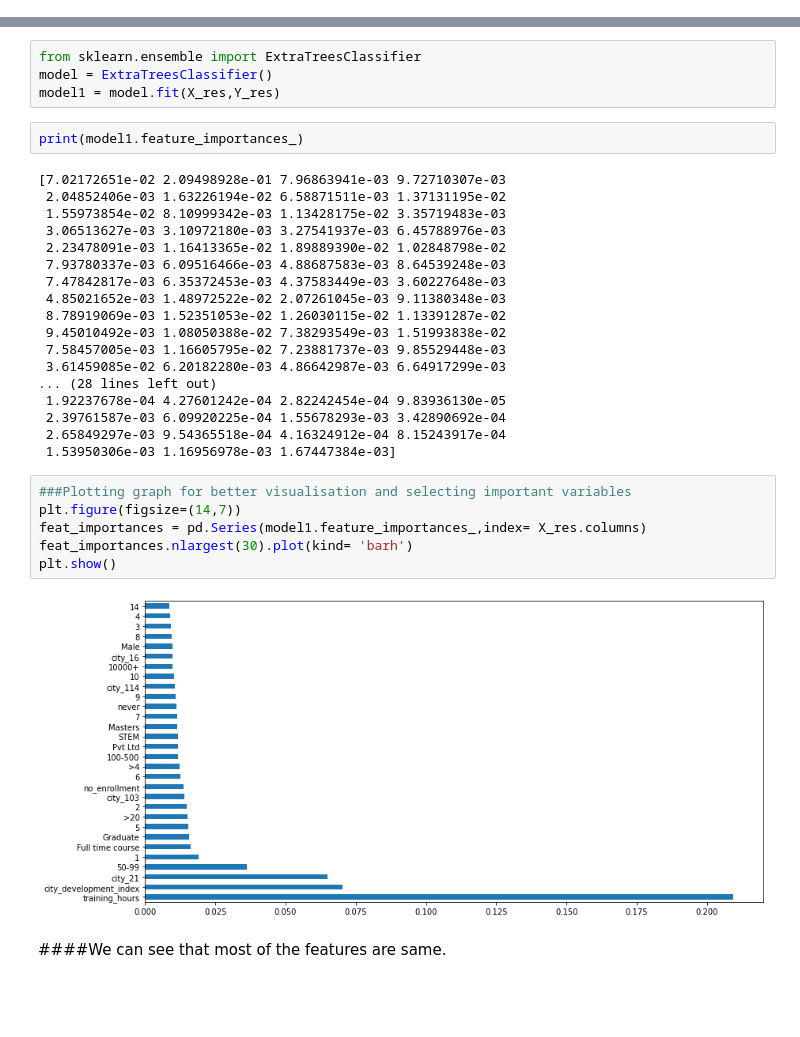
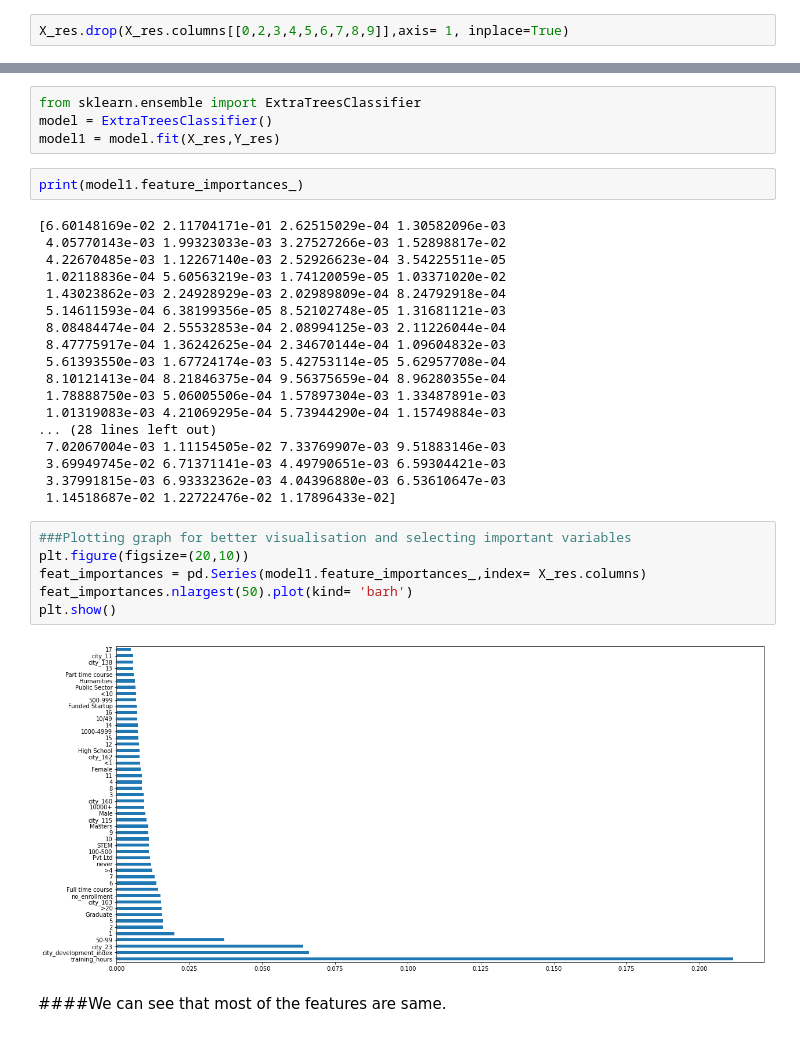
Before and after one commit to smishra9/Basic-practice, a Jupyter notebook: Untitled12.ipynb, the cells around one changed output, grey strips where cells are left out. Saved outputs shown, nothing was run; the diff lists cells and outputs as text; blank space fills up the shorter version.

```diff
--- a/Untitled12.ipynb
+++ b/Untitled12.ipynb
@@ -337,3 +337,5 @@ X_res.drop('last_new_job',axis=1,inplace=True)
 ####We can clearly understand that there is no importance of enrollee_id in prediction
 # %%
 X_res.drop('enrollee_id',axis=1,inplace =True)
+# %%
+X_res.drop(X_res.columns[[0,2,3,4,5,6,7,8,9]],axis= 1, inplace=True)
@@ -399,31 +405,31 @@ model1 = model.fit(X_res,Y_res)
 # %%
 print(model1.feature_importances_)
 # %% [output]
-[7.02172651e-02 2.09498928e-01 7.96863941e-03 9.72710307e-03
- 2.04852406e-03 1.63226194e-02 6.58871511e-03 1.37131195e-02
- 1.55973854e-02 8.10999342e-03 1.13428175e-02 3.35719483e-03
- 3.06513627e-03 3.10972180e-03 3.27541937e-03 6.45788976e-03
- 2.23478091e-03 1.16413365e-02 1.89889390e-02 1.02848798e-02
- 7.93780337e-03 6.09516466e-03 4.88687583e-03 8.64539248e-03
- 7.47842817e-03 6.35372453e-03 4.37583449e-03 3.60227648e-03
- 4.85021652e-03 1.48972522e-02 2.07261045e-03 9.11380348e-03
- 8.78919069e-03 1.52351053e-02 1.26030115e-02 1.13391287e-02
- 9.45010492e-03 1.08050388e-02 7.38293549e-03 1.51993838e-02
- 7.58457005e-03 1.16605795e-02 7.23881737e-03 9.85529448e-03
- 3.61459085e-02 6.20182280e-03 4.86642987e-03 6.64917299e-03
+[6.60148169e-02 2.11704171e-01 2.62515029e-04 1.30582096e-03
+ 4.05770143e-03 1.99323033e-03 3.27527266e-03 1.52898817e-02
+ 4.22670485e-03 1.12267140e-03 2.52926623e-04 3.54225511e-05
+ 1.02118836e-04 5.60563219e-03 1.74120059e-05 1.03371020e-02
+ 1.43023862e-03 2.24928929e-03 2.02989809e-04 8.24792918e-04
+ 5.14611593e-04 6.38199356e-05 8.52102748e-05 1.31681121e-03
+ 8.08484474e-04 2.55532853e-04 2.08994125e-03 2.11226044e-04
+ 8.47775917e-04 1.36242625e-04 2.34670144e-04 1.09604832e-03
+ 5.61393550e-03 1.67724174e-03 5.42753114e-05 5.62957708e-04
+ 8.10121413e-04 8.21846375e-04 9.56375659e-04 8.96280355e-04
+ 1.78888750e-03 5.06005506e-04 1.57897304e-03 1.33487891e-03
+ 1.01319083e-03 4.21069295e-04 5.73944290e-04 1.15749884e-03
 ... (28 lines left out)
- 1.92237678e-04 4.27601242e-04 2.82242454e-04 9.83936130e-05
- 2.39761587e-03 6.09920225e-04 1.55678293e-03 3.42890692e-04
- 2.65849297e-03 9.54365518e-04 4.16324912e-04 8.15243917e-04
- 1.53950306e-03 1.16956978e-03 1.67447384e-03]
+ 7.02067004e-03 1.11154505e-02 7.33769907e-03 9.51883146e-03
+ 3.69949745e-02 6.71371141e-03 4.49790651e-03 6.59304421e-03
+ 3.37991815e-03 6.93332362e-03 4.04396880e-03 6.53610647e-03
+ 1.14518687e-02 1.22722476e-02 1.17896433e-02]
 # %%
 ###Plotting graph for better visualisation and selecting important variables
-plt.figure(figsize=(14,7))
+plt.figure(figsize=(20,10))
 feat_importances = pd.Series(model1.feature_importances_,index= X_res.columns)
-feat_importances.nlargest(30).plot(kind= 'barh')
+feat_importances.nlargest(50).plot(kind= 'barh')
 plt.show()
 # %% [output]
-[figure, old version]
+[figure, new version]
 # %% [markdown]
 ####We can see that most of the features are same.
 # %% [markdown]
```
Also changed, not shown: parts of 43 cells of this notebook.
